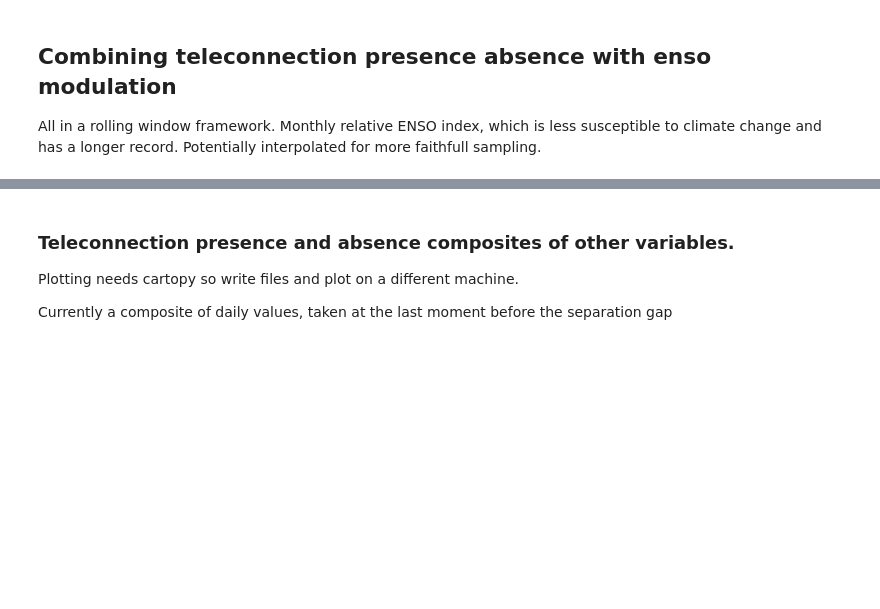
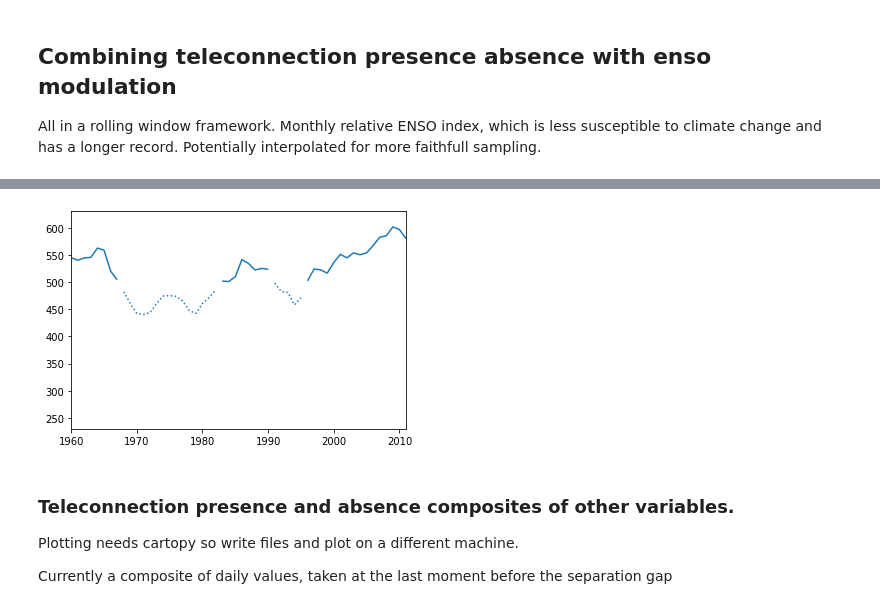
Before and after one commit to chiemvs/telegates, a Jupyter notebook: Explore.ipynb, the cells around one changed output, grey strips where cells are left out. Drawn from its saved outputs; the diff is of its cells as text; code cells hidden in the pictures; blank space fills up the shorter version.

```diff
--- a/Explore.ipynb
+++ b/Explore.ipynb
@@ -1058,3 +1080,17 @@ plt.show()
+# %%
+fig, ax = plt.subplots()
+split_points = np.where(np.diff(diag_11 > 500))[0] + 1
+segments = np.split(diag_11.reset_index().values, split_points)
+is_a_segment_larger = [s.all() for s in np.split(diag_11.values > 500, split_points)]
+lstys = ['solid' if a else 'dotted' for a in is_a_segment_larger]
+lc = LineCollection(segments, linestyles = lstys)
+line = ax.add_collection(lc)
+ax.set_xlim(diag_11.index.min(), diag_11.index.max())
+ax.set_ylim(-1.1, 1.1)
+ax.set_ylim((230,630))
+plt.show()
+# %% [output]
+[figure, added]
 # %% [markdown]
 ### Teleconnection presence and absence composites of other variables.
 Plotting needs cartopy so write files and plot on a different machine.
```
Also changed, not shown: parts of 10 cells of this notebook, 2 other files.
